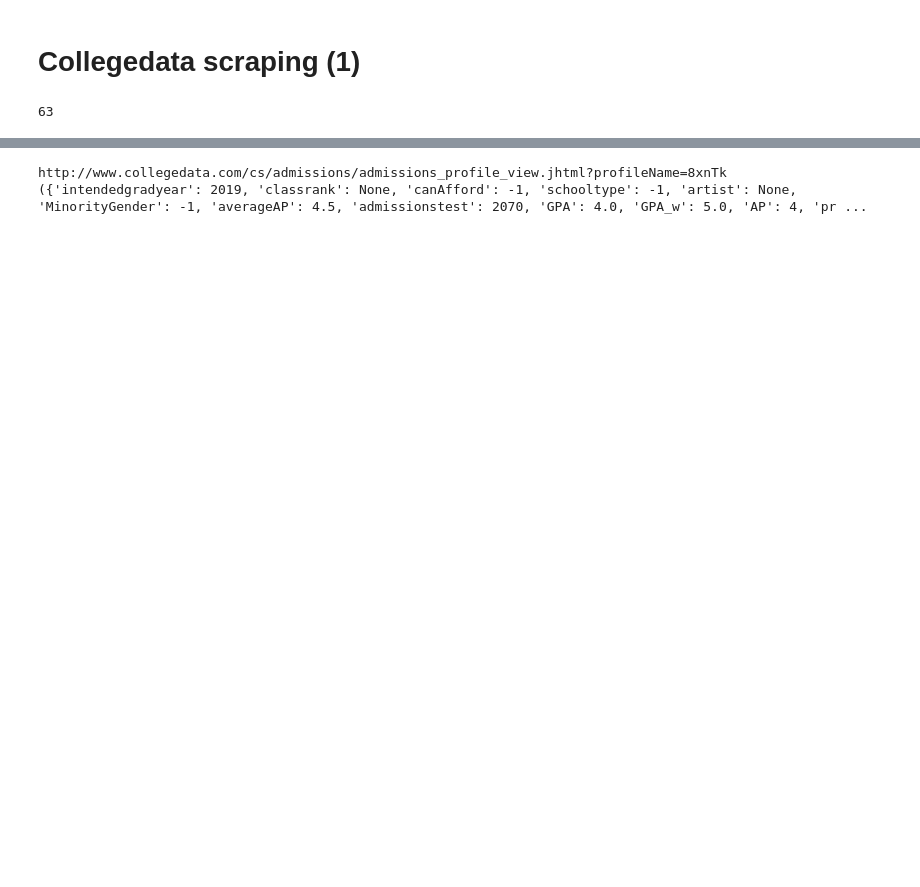
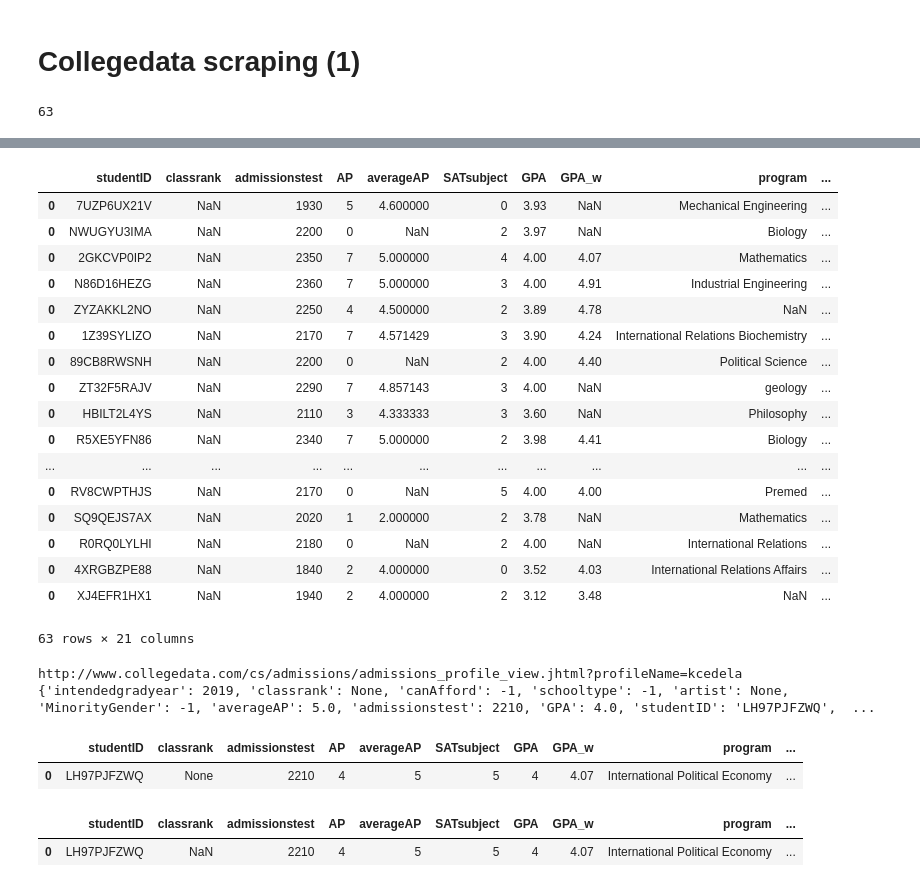
Before and after one commit to wihl/cs109-groupproj-college, a Jupyter notebook: scrape/collegedata/SingleRender.ipynb, the cells around one changed output, grey strips where cells are left out. Saved outputs shown, nothing was run; the diff lists cells and outputs as text; code cells hidden in the pictures; blank space fills up the shorter version.

Commit message:
resolved csv write and read issues

```diff
--- a/scrape/collegedata/SingleRender.ipynb
+++ b/scrape/collegedata/SingleRender.ipynb
@@ -307,16 +319,68 @@ applForm.df
+# %%
+if ('applForm' in locals()): del applForm
+if ('students' in locals()): del students
+applForm = ti.ApplForm()
+applForm.read("collegedata_applications.csv")
+students = ti.Student()
+students.read("collegedata_students.csv")
+students.df
+# %% [output]
+|  | studentID | classrank | admissionstest | AP | averageAP | SATsubject | GPA | GPA_w | program | ... |
+| 0 | 7UZP6UX21V | NaN | 1930 | 5 | 4.600000 | 0 | 3.93 | NaN | Mechanical Engineering | ... |
+| 0 | NWUGYU3IMA | NaN | 2200 | 0 | NaN | 2 | 3.97 | NaN | Biology | ... |
+| 0 | 2GKCVP0IP2 | NaN | 2350 | 7 | 5.000000 | 4 | 4.00 | 4.07 | Mathematics | ... |
+| 0 | N86D16HEZG | NaN | 2360 | 7 | 5.000000 | 3 | 4.00 | 4.91 | Industrial Engineering | ... |
+| 0 | ZYZAKKL2NO | NaN | 2250 | 4 | 4.500000 | 2 | 3.89 | 4.78 | NaN | ... |
+| 0 | 1Z39SYLIZO | NaN | 2170 | 7 | 4.571429 | 3 | 3.90 | 4.24 | International Relations Biochemistry | ... |
+| 0 | 89CB8RWSNH | NaN | 2200 | 0 | NaN | 2 | 4.00 | 4.40 | Political Science | ... |
+| 0 | ZT32F5RAJV | NaN | 2290 | 7 | 4.857143 | 3 | 4.00 | NaN | geology | ... |
+| 0 | HBILT2L4YS | NaN | 2110 | 3 | 4.333333 | 3 | 3.60 | NaN | Philosophy | ... |
+| 0 | R5XE5YFN86 | NaN | 2340 | 7 | 5.000000 | 2 | 3.98 | 4.41 | Biology | ... |
+| ... | ... | ... | ... | ... | ... | ... | ... | ... | ... | ... |
+| 0 | RV8CWPTHJS | NaN | 2170 | 0 | NaN | 5 | 4.00 | 4.00 | Premed | ... |
+| 0 | SQ9QEJS7AX | NaN | 2020 | 1 | 2.000000 | 2 | 3.78 | NaN | Mathematics | ... |
+| 0 | R0RQ0LYLHI | NaN | 2180 | 0 | NaN | 2 | 4.00 | NaN | International Relations | ... |
+| 0 | 4XRGBZPE88 | NaN | 1840 | 2 | 4.000000 | 0 | 3.52 | 4.03 | International Relations Affairs | ... |
+| 0 | XJ4EFR1HX1 | NaN | 1940 | 2 | 4.000000 | 2 | 3.12 | 3.48 | NaN | ... |
+63 rows × 21 columns
 # %%
-#p=list(profileList)[12]
+if ('students' in locals()):
+    students.cleanup()
+    del students
+if ('applForm' in locals()): del applForm
+students = ti.Student()
+applForm = ti.ApplForm()
+p=list(profileList)[26]
 #p='3q9x4'
 #p='meggymack92'
 #p='6FNsQ'
 #p='pdfrU'
-p='8xnTk'
+#p='8xnTk'
 profile_url=baseurl+student_url+p
 print profile_url
 soup=BeautifulSoup(requests.get(profile_url).text,'html.parser')
 #print soup.prettify()
 #print columns
-print getColumnValues(soup)
+newrow, applications = getColumnValues(soup)
+studentID=students.insert(newrow)
+for app in applications:
+    app['studentID']=studentID[0]
+applForm.insert(applications)
+students.save('test_student.csv')
+print newrow
+students.df
 # %% [output]
-http://www.collegedata.com/cs/admissions/admissions_profile_view.jhtml?profileName=8xnTk
-({'intendedgradyear': 2019, 'classrank': None, 'canAfford': -1, 'schooltype': -1, 'artist': None, 'MinorityGender': -1, 'averageAP': 4.5, 'admissionstest': 2070, 'GPA': 4.0, 'GPA_w': 5.0, 'AP': 4, 'pr ...
+http://www.collegedata.com/cs/admissions/admissions_profile_view.jhtml?profileName=kcedela
+{'intendedgradyear': 2019, 'classrank': None, 'canAfford': -1, 'schooltype': -1, 'artist': None, 'MinorityGender': -1, 'averageAP': 5.0, 'admissionstest': 2210, 'GPA': 4.0, 'studentID': 'LH97PJFZWQ',  ...
+|  | studentID | classrank | admissionstest | AP | averageAP | SATsubject | GPA | GPA_w | program | ... |
+| 0 | LH97PJFZWQ | None | 2210 | 4 | 5 | 5 | 4 | 4.07 | International Political Economy | ... |
+# %%
+if ('students' in locals()):
+    students.cleanup()
+    del students
+students=ti.Student()
+students.read('test_student.csv')
+students.df
+# %% [output]
+|  | studentID | classrank | admissionstest | AP | averageAP | SATsubject | GPA | GPA_w | program | ... |
+| 0 | LH97PJFZWQ | NaN | 2210 | 4 | 5 | 5 | 4 | 4.07 | International Political Economy | ... |
```
Also changed, not shown: parts of 5 cells of this notebook.
